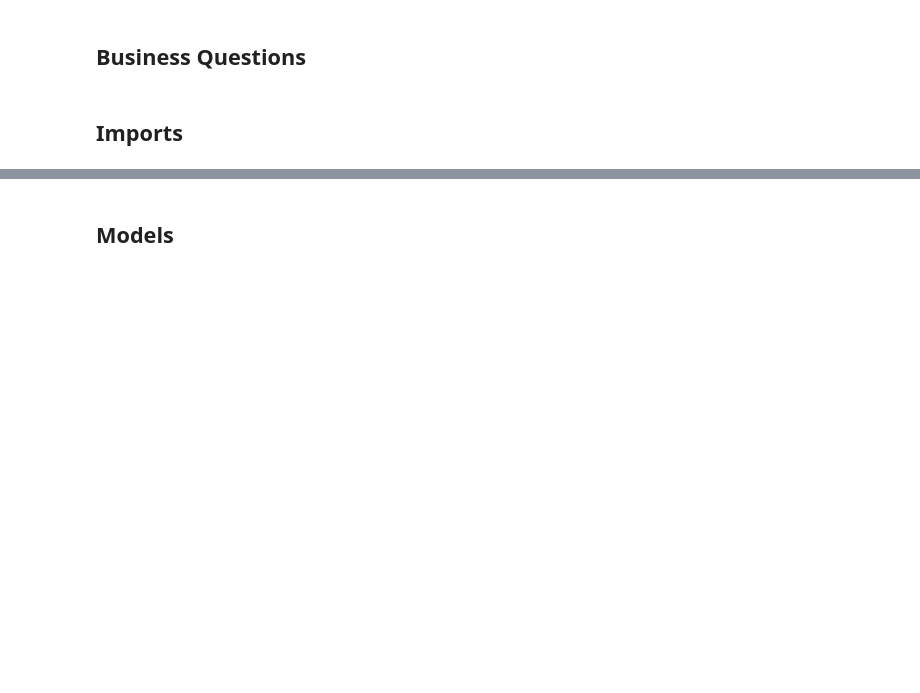
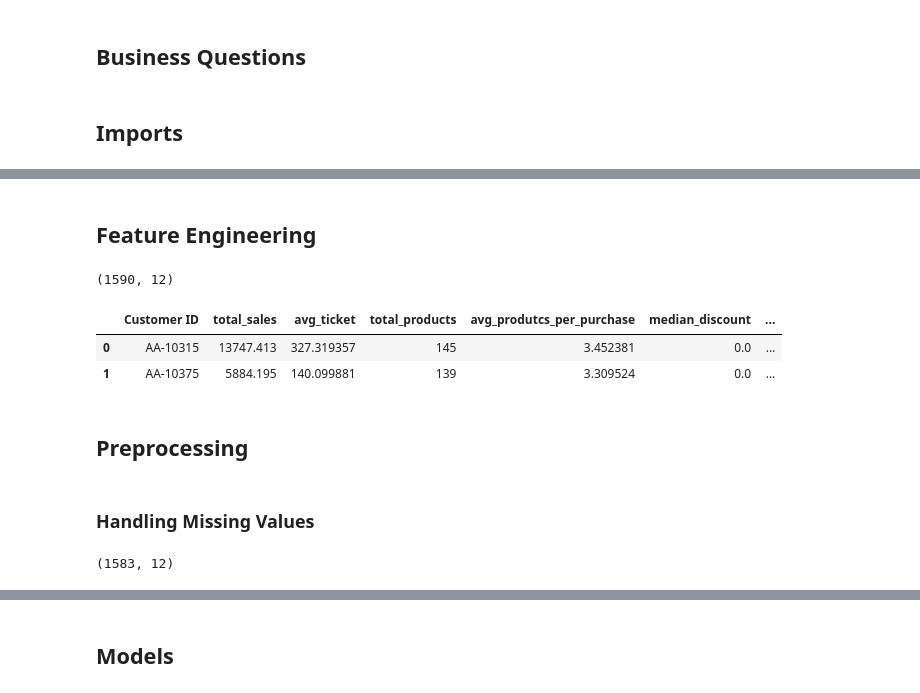
Before and after one commit to pauloreis-ds/machine-learning-essentials, a Jupyter notebook: clustering/p02v01_clustering.ipynb, the cells around one changed output, grey strips where cells are left out. Drawn from its saved outputs; the diff is of its cells as text; code cells hidden in the pictures; blank space fills up the shorter version.

Commit message:
clustering/k-means first commit

```diff
--- a/clustering/p02v01_clustering.ipynb
+++ b/clustering/p02v01_clustering.ipynb
@@ -56,0 +80,36 @@ Summarize the Necessary Knowleadge to Apply Clustering Models in Businesses
+# %% [markdown]
+## Feature Engineering
+# %%
+df_customer_abt = (
+    df_superstore
+        .groupby('Customer ID')
+        .agg(
+            total_sales=('Sales', 'sum'),
+            avg_ticket=('Sales', 'mean'),
+            total_products=('Quantity', 'sum'),
+            avg_produtcs_per_purchase=('Quantity', 'mean'),
+            median_discount=('Discount', 'median'),
+            avg_discount=('Discount', 'mean'),
+            std_discount=('Discount', 'std'),
+            total_profit=('Profit', 'sum'),
+            avg_profit=('Profit', 'mean'),
+            total_shipping_cost=('Shipping Cost', 'sum'),
+            avg_shipping_cost=('Shipping Cost', 'mean'),
+        ).reset_index()
+)
+print(df_customer_abt.shape)
+df_customer_abt.head(2)
+# %% [output]
+(1590, 12)
+|  | Customer ID | total_sales | avg_ticket | total_products | avg_produtcs_per_purchase | median_discount | ... |
+| 0 | AA-10315 | 13747.413 | 327.319357 | 145 | 3.452381 | 0.0 | ... |
+| 1 | AA-10375 | 5884.195 | 140.099881 | 139 | 3.309524 | 0.0 | ... |
+# %% [markdown]
+## Preprocessing
+# %% [markdown]
+### Handling Missing Values
+# %%
+df_customer_abt = df_customer_abt.dropna()
+df_customer_abt.shape
+# %% [output]
+(1583, 12)
```
Also changed, not shown: parts of 20 cells of this notebook, 1 other file.
